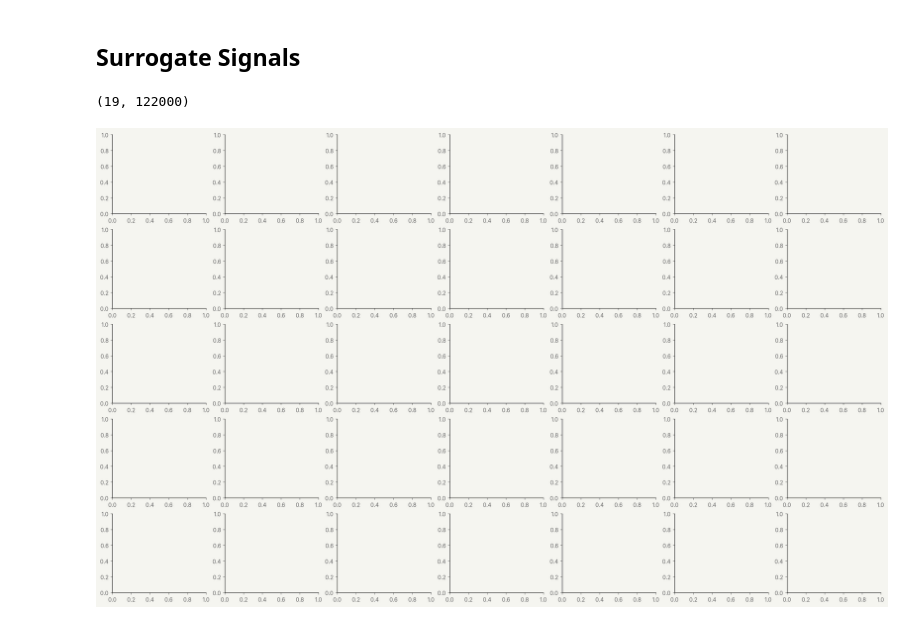
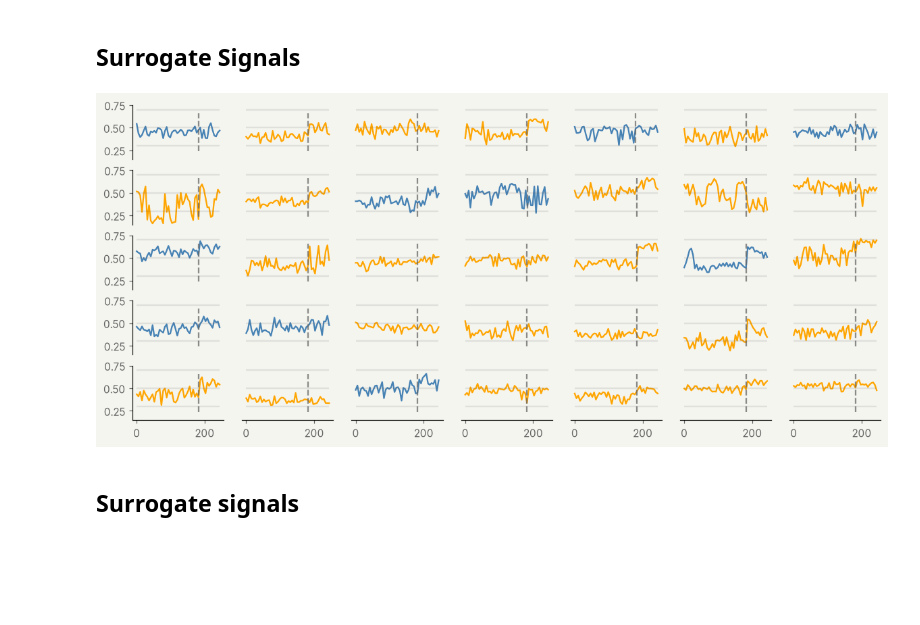
Before and after one commit to AngioG/EEG-Synchronization, a Jupyter notebook: arithmetic.ipynb, the cells around one changed output. Saved outputs shown, nothing was run; the diff lists cells and outputs as text; code cells hidden in the pictures; blank space fills up the shorter version.

Commit message:
NEW: better figures, surrogate application

```diff
--- a/arithmetic.ipynb
+++ b/arithmetic.ipynb
@@ -8,6 +13,9 @@ from pathlib import Path
 Fs = 500
 DATA_FOLDER = Path("data/calculia")
 RESULTS_FOLDER = Path("results")
+FIGURES_FOLDER = Path(".Presentation/Figures")
+
+WINDOW_SIZE = 10 # s
 
 # Channel names
 CHANNELS = {
@@ -59,7 +72,7 @@ for sbj_id in range(36):
 
     for name, channels in CHANNELS.items():
         rest_np = np.array(rest_raw[["EEG " + ch for ch in channels]][0])
-        rest = PCE_by_band(rest_np, Fs = Fs, window_size=10)
+        rest = PCE_by_band(rest_np, Fs = Fs, window_size=WINDOW_SIZE)
         for result in rest:
             PCEs.append({
                 "Subject" : sbj,
@@ -70,7 +83,7 @@ for sbj_id in range(36):
             })
 
         calc_np = np.array(calc_raw[["EEG " + ch for ch in channels]][0])
-        calc = PCE_by_band(calc_np, Fs = Fs, window_size=10)
+        calc = PCE_by_band(calc_np, Fs = Fs, window_size=WINDOW_SIZE)
         for result in calc:
                 PCEs.append({
                     "Subject" : sbj,
@@ -83,4 +96,4 @@ for sbj_id in range(36):
 
 df_results = pd.DataFrame(PCEs)
 df_results.to_csv(RESULTS_FOLDER / "arithmetic pcs.csv")
-df_results.head()
+# df_results.head()
@@ -191,7 +217,8 @@ for ch in df_increase["Location"].unique():
                     "Band" : band,
                     "Counters" : "Good" if good_counters == 1 else "Poor" if good_counters == 0 else "All",
                     "p" : p,
-                    "cohen_d" : effect_size
+                    "cohen_d" : effect_size,
+                    "color" : "orange" if good_counters == 1 else "steelblue" if good_counters == 0 else "forestgreen",
                     })
 
 df_ttest = pd.DataFrame(res)
@@ -223,11 +267,12 @@ plt.show()
 # %%
 from _functions import short_term_PCE, extract_band
 
-fig, axes = plt.subplots(5, 7, figsize = (25, 15))
+fig, axes = plt.subplots(5, 7, figsize = (13, 5.5))
 
 subjects = user_df["Subject"].unique()
 channel = "ALL_CHANNELS"
 band = "alpha"
+OVERLAP = 5
 
 for it in range(user_df["Subject"].nunique()):
     sbj = subjects[it]
@@ -236,38 +281,47 @@ for it in range(user_df["Subject"].nunique()):
     # User's 31 rest phase is incomplete (1 minute instead of 3)
     if it == 31:
         continue
     if it > 31:
         it -= 1
 
     i = it // 7
     j = it % 7
+    color = "steelblue" if sbj_info["Count quality"].values[0] == 0 else "orange"
 
     rest_raw = mne.io.read_raw_edf(DATA_FOLDER / f"{sbj}_1.edf", verbose=False)
     rest_np = np.array(rest_raw[["EEG " + ch for ch in CHANNELS[channel]]][0])
     rest_band = extract_band(rest_np, band, Fs)
+    timeline = short_term_PCE(rest_band, Fs = Fs, window_size=WINDOW_SIZE, overlap = OVERLAP)
 
     calc_raw = mne.io.read_raw_edf(DATA_FOLDER / f"{sbj}_2.edf", verbose=False)
     calc_np = np.array(calc_raw[["EEG " + ch for ch in CHANNELS[channel]]][0])
     calc_band = extract_band(calc_np, band, Fs)
+    timeline += short_term_PCE(calc_band, Fs = Fs, window_size=WINDOW_SIZE, overlap = OVERLAP)
 
     full = np.concat((rest_band, calc_band), axis = 1)
 
-    timeline = short_term_PCE(full, Fs = Fs, window_size=10, overlap = 7.5)
 
     if j != 0:
         axes[i, j].spines["left"].set_visible(False)
         axes[i, j].set_yticks([])
 
     if i != 4:
         axes[i, j].spines["bottom"].set_visible(False)
         axes[i, j].set_xticks([])
 
-    axes[i, j].plot(timeline)
-    axes[i, j].set_ylim(0.1, 0.7)
-    axes[i, j].plot(timeline)
+    t_max = full.shape[1] / Fs
+    t = np.linspace(0, t_max, len(timeline))
+    task_start = rest_np.shape[1] / Fs
 
-    # axes[i, j].grid(axis = "y", color = SUPPORT_COLOR, alpha = 0.4)
-    axes[i, j].axvline(18, color=SUPPORT_COLOR, alpha = 0.75, linestyle="--")
+    # time_full = short_term_PCE(full, Fs = Fs, window_size=WINDOW_SIZE, overlap = OVERLAP)
+    # axes[i, j].plot(np.linspace(0, t_max, len(time_full)), time_full, color = "black")
+
+    axes[i, j].plot(t, timeline, color = color)
+    axes[i, j].set_ylim(0.15, 0.75)
+    axes[i, j].hlines([0.3, 0.5, 0.7], xmin = 0, xmax = t_max, colors = SUPPORT_COLOR, alpha = 0.15)
+
+    axes[i, j].axvline(task_start, ymin = 0.15, ymax = 0.85, color=SUPPORT_COLOR, alpha = 0.75, linestyle="--")
+
+plt.savefig(FIGURES_FOLDER / "mini_muliples.png", dpi = 600)
 # %% [output]
-(19, 122000)
-[figure, old version]
+[figure, new version]
@@ -276,0 +328,2 @@ del calc_raw, calc_np, calc_band
+# %% [markdown]
+## Surrogate signals
```
Also changed, not shown: parts of 15 cells of this notebook, 5 other files.
